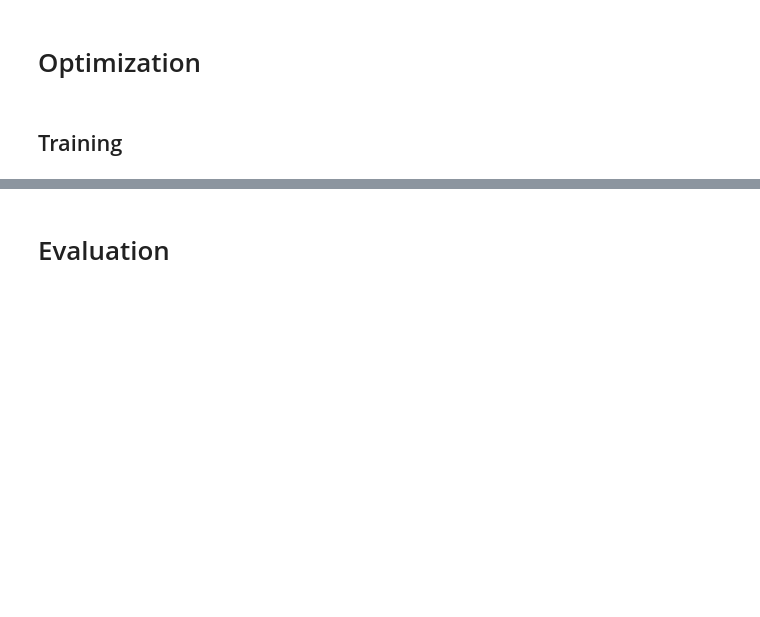
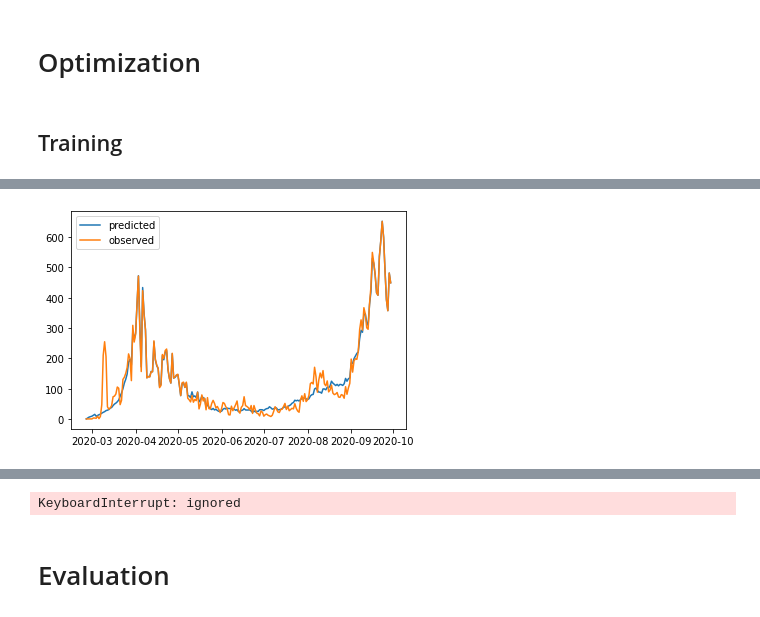
Before and after one commit to anuarsantoyo/master-thesis, a Jupyter notebook: model/220222_model_optimization.ipynb, the cells around one changed output, grey strips where cells are left out. Saved outputs shown, nothing was run; the diff lists cells and outputs as text; code cells hidden in the pictures; blank space fills up the shorter version.

```diff
--- a/model/220222_model_optimization.ipynb
+++ b/model/220222_model_optimization.ipynb
@@ -97,8 +151,8 @@ epsilon_t = initialize_epsilon(num_observations, sigma, dtype=dtype, device=devi
 # %% [markdown]
 ## Training
 # %%
-epochs = 50
-params = [epsilon_t, alpha_prime]
+epochs = 1000
+params = [epsilon_t, alpha_prime, phi_prime, sigma_prime]
 
 optimizer = optim.Adam(params, lr=0.01, weight_decay=1e-8)
 
@@ -108,10 +162,13 @@ for i in range(epochs):
 
   # forward pass
   alpha = bij_transform(alpha_prime, alpha_lower, alpha_upper)
-  expected = epid_model(population, R=torch.abs(epsilon_t), initial_newly_infected=np.arange(1, 18, 3), alpha=alpha, device=device, dtype=dtype)['hospitalization']
+  expected = epid_model(population, R=torch.abs(epsilon_t), initial_newly_infected=np.arange(1, 18, 3), alpha=alpha, device=device, dtype=dtype)['newly_infected']
 
   # calc loss
-  loss = calc_mse(expected, observed)
+  comp_loss = calc_mse(expected, observed)
+  prior_loss = calc_prior_loss(R0, sigma, phi, alpha)
+  rw_loss = calc_random_walk_loss(epsilon_t, sigma, training_days)
+  loss = phi*comp_loss + prior_loss +rw_loss
 
   # backward pass
   loss.backward()
@@ -119,4 +176,10 @@ for i in range(epochs):
 
   if i % 5==0:
       print(f'Step: {i}, Time: {time.time() - start_time}, Loss: {loss}, Mean Expected Daily Hospit: {expected.cpu().detach().numpy().mean()}')
+
+  if i % 50==0:
+    plt.plot(df_obs['Date'], expected.cpu().detach().numpy(), label='predicted')
+    plt.plot(df_obs['Date'], observed.cpu().detach().numpy(), label='observed')
+    plt.legend()
+    plt.show()
 # %% [output]
@@ -132,0 +187 @@ Step: 45, Time: 0.6368715763092041, Loss: 2862.532958984375, Mean Expected Daily
+[figure, added]
@@ -133,3 +192,4 @@ Step: 45, Time: 0.6368715763092041, Loss: 2862.532958984375, Mean Expected Daily
+KeyboardInterrupt: ignored
 # %% [markdown]
 # Evaluation
 # %%
```
Also changed, not shown: parts of 15 cells of this notebook.
